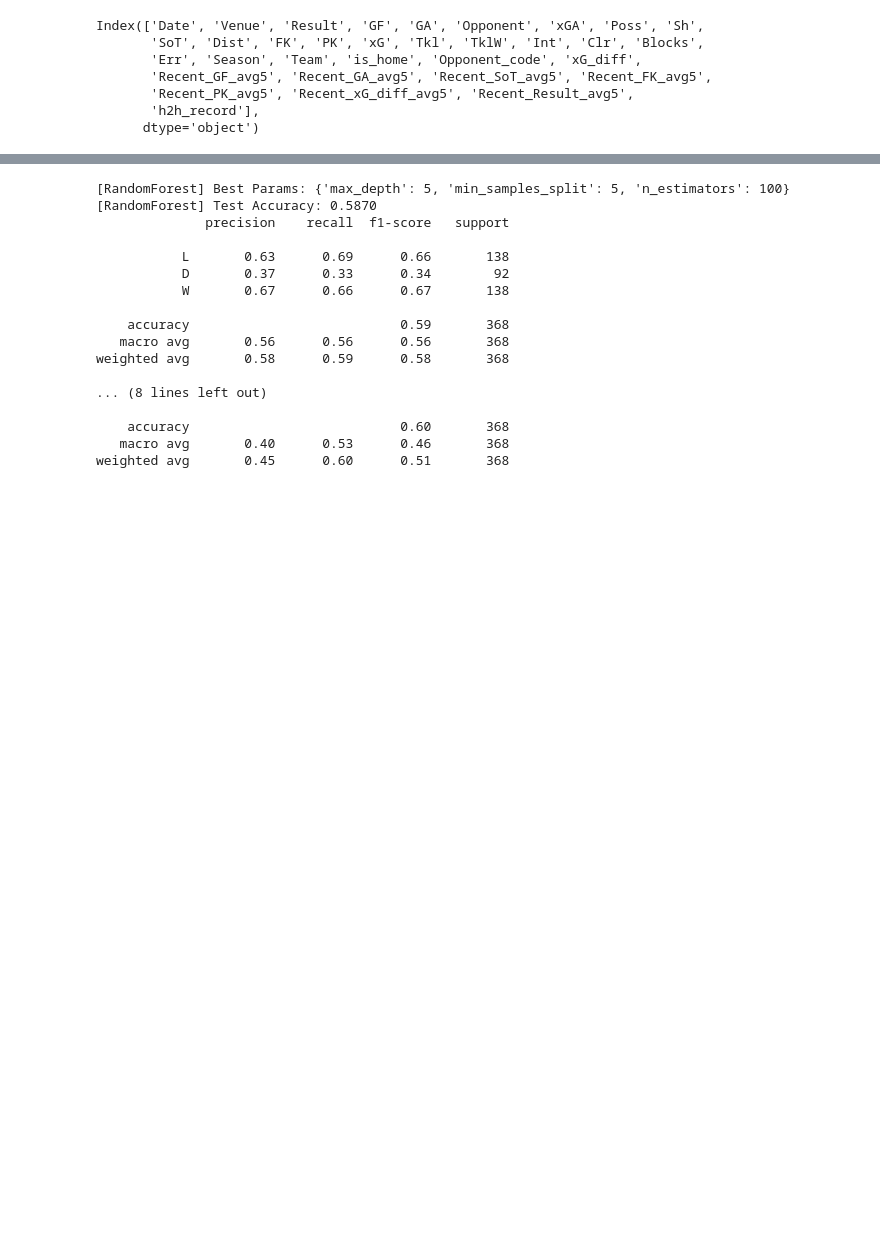
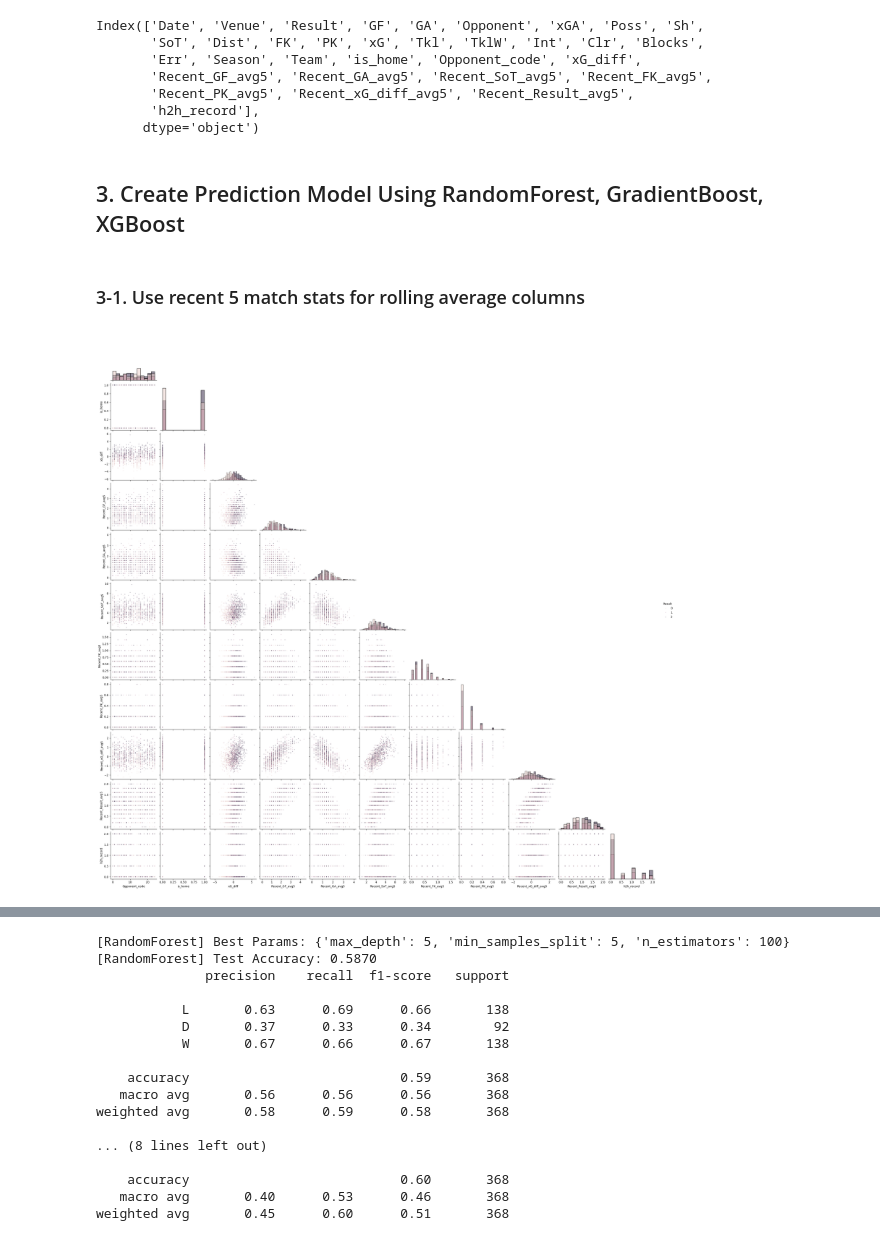
Before and after one commit to Youngsang-Cho1/Premier-League-Prediction, a Jupyter notebook: Prem_Prediction_Model.ipynb, the cells around one changed output, grey strips where cells are left out. Cells and saved outputs as stored; diff of their text form; code cells hidden in the pictures; blank space fills up the shorter version.

Commit message:
Add draw-related features and exploratory visualizations (pairplot, heatmap); save best model

```diff
--- a/Prem_Prediction_Model.ipynb
+++ b/Prem_Prediction_Model.ipynb
@@ -208,6 +216,8 @@ Index(['Date', 'Venue', 'Result', 'GF', 'GA', 'Opponent', 'xGA', 'Poss', 'Sh',
        'Recent_PK_avg5', 'Recent_xG_diff_avg5', 'Recent_Result_avg5',
        'h2h_record'],
       dtype='object')
+# %% [markdown]
+## 3. Create Prediction Model Using RandomForest, GradientBoost, XGBoost
 # %%
 from sklearn.model_selection import TimeSeriesSplit, GridSearchCV
 from sklearn.ensemble import RandomForestClassifier, GradientBoostingClassifier
@@ -215,13 +227,29 @@ import xgboost as xgb
+# %% [markdown]
+### 3-1. Use recent 5 match stats for rolling average columns
 # %%
 feature_cols = (['Opponent_code', 'is_home', 'xG_diff', 'Recent_GF_avg5',
                  'Recent_GA_avg5', 'Recent_SoT_avg5', 'Recent_FK_avg5', 'Recent_PK_avg5',
                  'Recent_xG_diff_avg5', 'Recent_Result_avg5', 'h2h_record'])
 
 train = df[df['Date'] < '2024-01-01'].dropna(subset = feature_cols + ['Result'])
 test  = df[df['Date'] >= '2024-01-01'].dropna(subset = feature_cols + ['Result'])
 
 X_train = train[feature_cols]
 y_train = train['Result'].astype(int)
 
 X_test = test[feature_cols]
 y_test = test['Result'].astype(int)
+
+# visualize pairwise feature relationships by match result using training data
+plot_df = train[feature_cols + ['Result']].sample(1200, random_state=42)
+sns.pairplot(
+    plot_df,
+    hue='Result',
+    diag_kind='hist',
+    corner=True,
+    plot_kws={'s': 8, 'alpha': 0.3}
+)
+
+plt.show()
+# %% [output]
+[figure, added]
```
Also changed, not shown: parts of 28 cells of this notebook, 1 other file.
